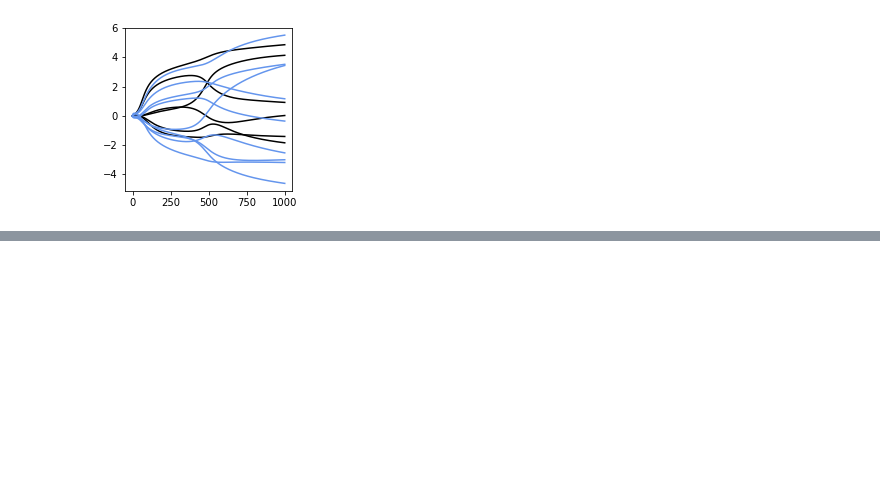
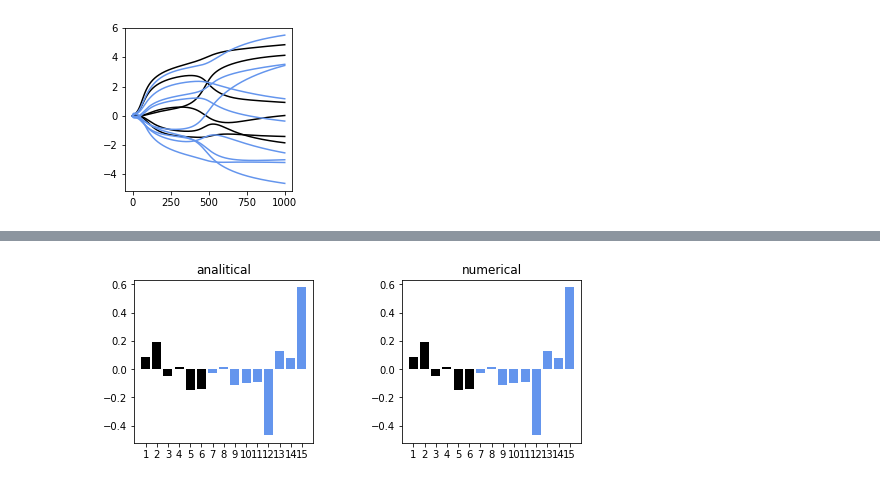
Before and after one commit to josephsh97KIM/MS_study, a Jupyter notebook: CAU_VIlab/week4_1.ipynb, the cells around one changed output, grey strips where cells are left out. Saved outputs shown, nothing was run; the diff lists cells and outputs as text; code cells hidden in the pictures; blank space fills up the shorter version.

```diff
--- a/CAU_VIlab/week4_1.ipynb
+++ b/CAU_VIlab/week4_1.ipynb
@@ -246,0 +275,78 @@ plt.show()
+# %%
+ # 해석적 미분 ----
+def dCE_FNN(wv, M, K, x, t) :
+  N, D = x.shape
+
+  # wv을 w와 v로 되돌림
+  w = wv[:M * (D + 1)]
+  w = w.reshape(M, (D + 1))
+
+  v = wv[M * (D + 1):]
+  v = v.reshape((K, M + 1))
+
+  # (1) x를 입력하여 y를 얻음
+  y, a, z, b = FNN(wv, M, K, x)
+
+  # 출력 변수의 준비
+  dwv = np.zeros_like(wv)
+  dw  = np.zeros((M, D + 1))
+  dv  = np.zeros((K, M + 1))
+
+  delta1 = np.zeros(M) # 1층 오차
+  delta2 = np.zeros(K) # 2층 오차(k = 0 부분은 사용하지 않음)
+
+  for n in range(N): # (A)
+    # (2) 출력층의 오차 구하기
+    for k in range(K) :
+      delta2[k] = (y[n, k] - t[n, k])
+    # (3) 중간층의 오차를 구하기
+    for j in range(M) :
+      delta1[j] = z[n, j] * (1 - z[n, j]) * np.dot(v[:, j], delta2)
+    # (4) v의 기울기 dv를 구하기
+    for k in range(K) :
+      dv[k, :] = dv[k, :] + delta2[k] * z[n, :] / N
+    # (4) w의 기울기 dw를 구하기
+    for j in range(M) :
+      dw[j, :] = dw[j, :] + delta1[j] * np.r_[x[n, :], 1] / N
+  # dw와 dv를 합체시킨 dwv로 만들기
+  dwv = np.c_[dw.reshape((1, M * (D + 1))), dv.reshape((1, K * (M + 1)))]
+  dwv = dwv.reshape(-1)
+  return dwv
+
+# ----Show VW
+def Show_dWV(wv, M):
+  N = wv.shape[0]
+  plt.bar(range(1, M * 3 + 1), wv[:M * 3], align = "center", color = 'black')
+
+  plt.bar(range(M * 3 + 1, N + 1), wv[M * 3:], align = "center", color = 'cornflowerblue')
+
+  plt.xticks(range(1, N + 1))
+  plt.xlim(0, N + 1)
+
+# 동작 확인
+M = 2
+K = 3
+N = 2
+nWv = M * 3 + K * (M + 1)
+np.random.seed(1)
+WV = np.random.normal(0, 1, nWV)
+
+dWV_ana = dCE_FNN(WV, M, K, X_train[:N, :], T_train[:N, :])
+print("analytical dWV")
+print(dWV_ana)
+
+dWV_num = dCE_FNN_num(WV, M, K, X_train[:N, :], T_train[:N, :])
+print("numerical dWV")
+print(dWV_num)
+
+plt.figure(1, figsize = (8, 3))
+plt.subplots_adjust(wspace = 0.5)
+plt.subplot(1, 2, 1)
+Show_dWV(dWV_ana, M)
+plt.title('analitical')
+
+plt.subplot(1, 2, 2)
+Show_dWV(dWV_num, M)
+plt.title('numerical')
+plt.show()
+# %% [output]
@@ -246,0 +361 @@ plt.show()
+[figure, added]
```
Also changed, not shown: parts of 5 cells of this notebook.
